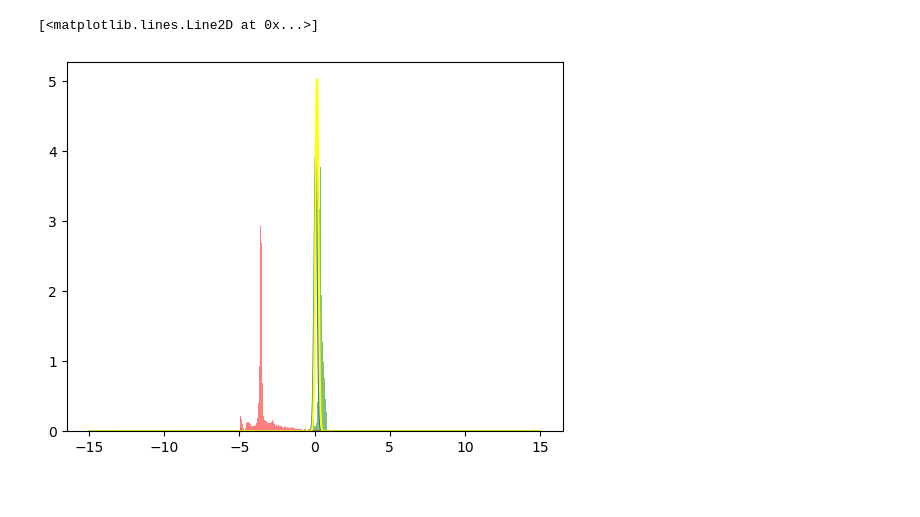
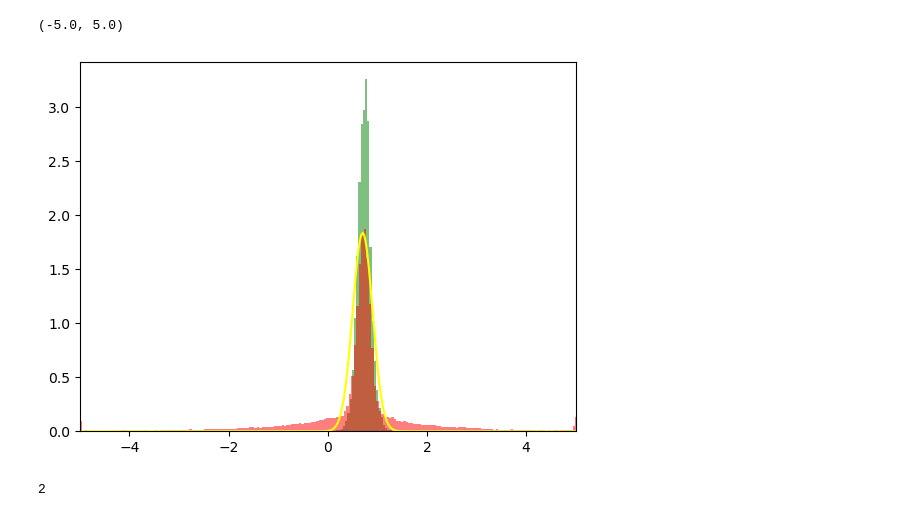
Before and after one commit to MouzaouiMatthieu/PFE, a Jupyter notebook: RNPE.ipynb, the cells around one changed output. Cells and saved outputs as stored; diff of their text form; code cells hidden in the pictures.

```diff
--- a/RNPE.ipynb
+++ b/RNPE.ipynb
@@ -229,7 +232,7 @@ x0 = true_obs_data[summary]["x"].to(device)
 y0 = x0 + true_obs_data[summary]["eps"].to(device)
 
 x0_scaled = (x0 - data[summary]["scale_parameters"][0])/data[summary]["scale_parameters"][1]
-y0_scaled = (y0 - data[summary]["scale_parameters"][0]/data[summary]["scale_parameters"][1])
+y0_scaled = (y0 - data[summary]["scale_parameters"][0])/data[summary]["scale_parameters"][1]
 # %%
 def train_unconditional_flow(flow, loss, x, x_test):
     optimizer = torch.optim.Adam(flow.parameters(), lr=1e-2)
@@ -337,27 +345,23 @@ def mcmc(x0, warm_up_steps, M, y0, rho, sigma, tau, q_x_NF):
     my_samples = torch.empty((warm_up_steps + M, x0.shape[0])).to(device)
     log_f_x_curr = f(y0, x_curr, rho, sigma, tau, q_x_NF).log()
 
-    with tqdm(total=warm_up_steps + M, unit='iteration', leave=False, desc="Sampling xm using MH algorithm") as pbar:
-        for i in range(warm_up_steps + M):
-            x_star = proposal(x_curr)
-            log_f_x_star = f(y0, x_star, rho, sigma, tau, q_x_NF).log()
+    for i in range(warm_up_steps + M):
+        x_star = proposal(x_curr)
+        log_f_x_star = f(y0, x_star, rho, sigma, tau, q_x_NF).log()
 
-            log_a = log_f_x_star - log_f_x_curr
+        log_a = log_f_x_star - log_f_x_curr
 
-            a = torch.exp(log_a)
+        a = torch.exp(log_a)
 
-            u = torch.cuda.FloatTensor(a.shape).uniform_().to(device)
+        u = torch.cuda.FloatTensor(a.shape).uniform_().to(device)
 
-            mask = u < a
+        mask = u < a
 
-            x_curr = torch.where(mask, x_star, x_curr)
-            log_f_x_curr = torch.where(mask, log_f_x_star, log_f_x_curr)
+        x_curr = torch.where(mask, x_star, x_curr)
+        log_f_x_curr = torch.where(mask, log_f_x_star, log_f_x_curr)
 
-            my_samples[i] = x_curr
-            pbar.update(1)
+        my_samples[i] = x_curr
+
 
     my_samples = my_samples[warm_up_steps:]
     return my_samples
-
-with torch.no_grad():
-    xm = mcmc(torch.zeros_like(data[summary]["x"][0]).to(device), warm_up_steps, M, y0_scaled.squeeze().to(device), rho, sigma, tau, q_x_NF)
@@ -377,7 +384,8 @@ ax.legend(bbox_to_anchor=(1.04, 1), loc="upper left")
 # %%
-rnpe_samples = q_NPE.sample((xm+data[summary]["scale_parameters"][0])*data[summary]["scale_parameters"][1])
+rnpe_samples = q_NPE.sample(xm)
 rnpe_samples_unscaled = (rnpe_samples+theta_means)*theta_stds
 # %%
 true_post_y = posterior_summaries(theta_grid, y0.cpu().squeeze()[0].item(),y0.cpu().squeeze()[1].item(),sigma_2_y)
 # %%
-npe_samples = q_NPE.sample(y0_scaled)
+npe_samples = q_NPE.sample(y0_scaled,(20_000,))
+true_post = get_true_post(summary,y0.squeeze().cpu().numpy())
@@ -404,9 +392,12 @@ tensor([[-3.5919],
 # %%
-plt.hist(npe_samples_y.squeeze().cpu(),bins=200, density=True,color="green",alpha=0.5)
-plt.hist(rnpe_samples.squeeze().cpu(),bins=200, density=True, color="red",alpha=0.5)
-plt.plot(theta_grid,true_post.cpu())
-plt.plot(theta_grid,theoritical_post_y.cpu(),color='yellow')
-#plt.xlim(-2,2)
+plt.hist(npe_samples.squeeze().cpu(),bins=200, density=True,color="green",alpha=0.5,label="NPE samples q(θ|y0)")
+plt.hist(rnpe_samples.squeeze().cpu(),bins=200, density=True, color="red",alpha=0.5, label="RNPE samples q(θ|y0)")
+plt.plot(theta_grid,true_post_y,color='yellow', label=" p(θ|y0) under the true DGP")
+plt.xlim(-5,5)
 # %% [output]
-[<matplotlib.lines.Line2D at 0x...>]
+(-5.0, 5.0)
-[figure, old version]
+[figure, new version]
+# %%
+sigma_2_y
+# %% [output]
+2
```
Also changed, not shown: parts of 21 cells of this notebook.
